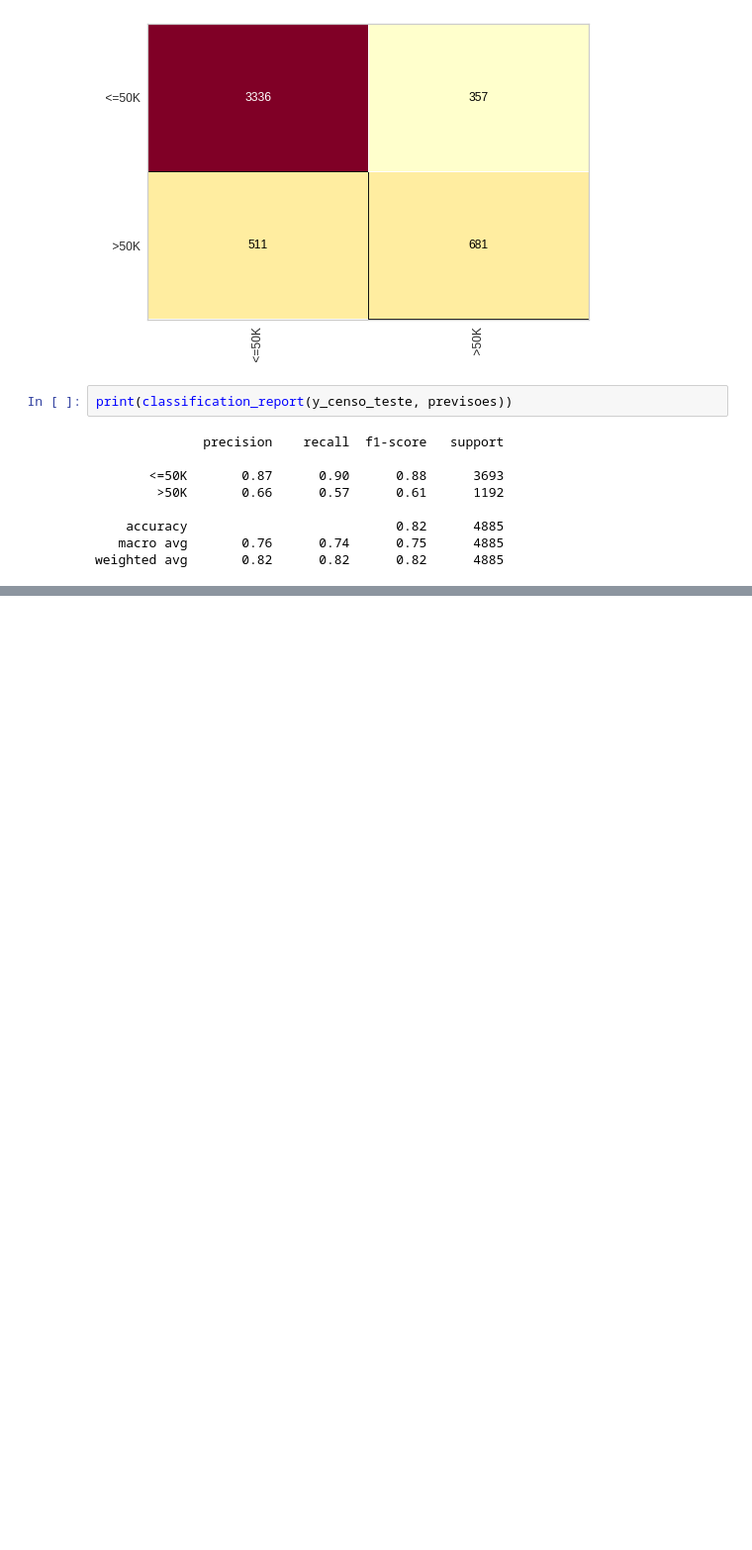
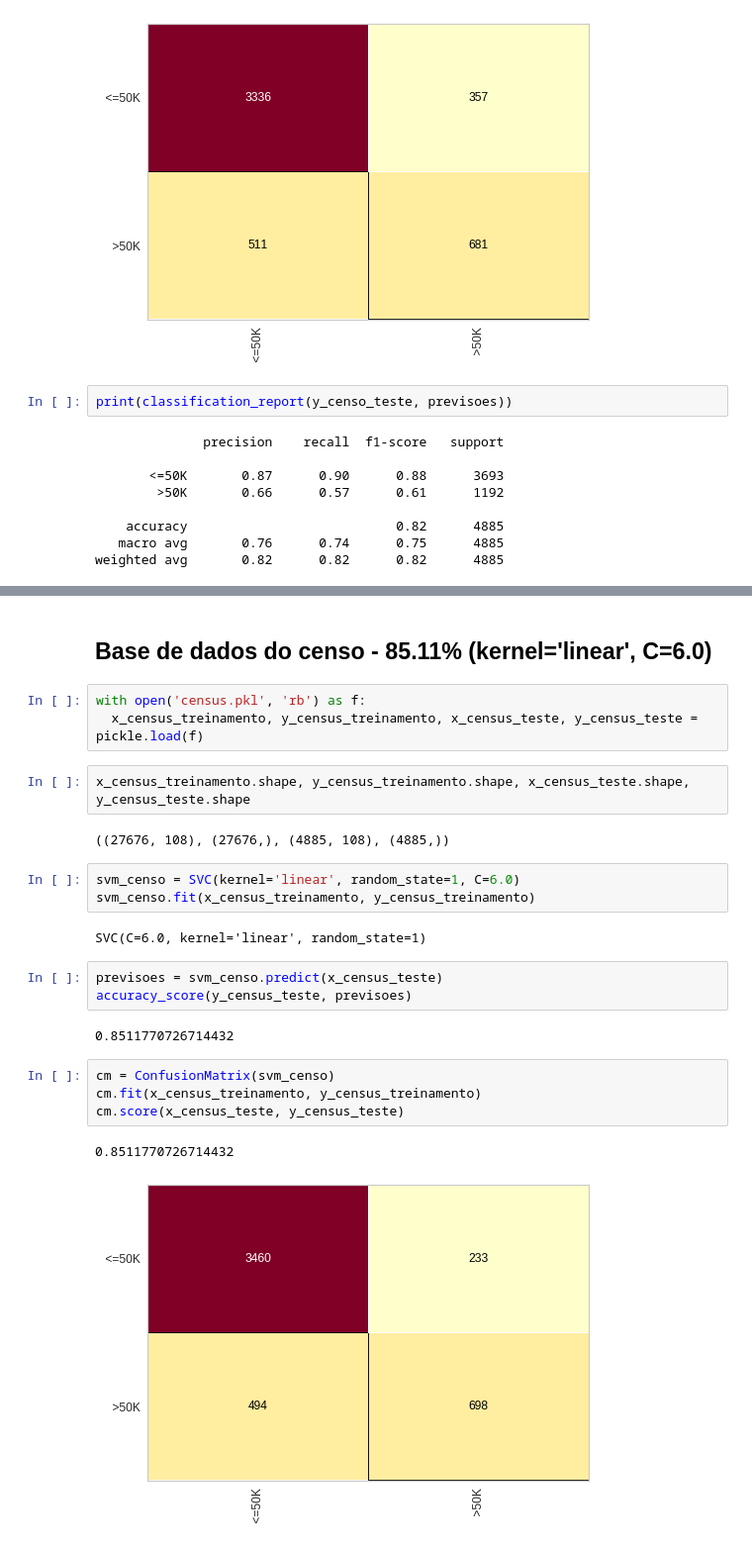
Before and after one commit to luhenr/processamentoDados-ML, a Jupyter notebook: DSML.ipynb, the cells around one changed output, grey strips where cells are left out. Shown at 99% size. Cells and saved outputs as stored; diff of their text form; blank space fills up the shorter version.

```diff
--- a/DSML.ipynb
+++ b/DSML.ipynb
@@ -1196,0 +1366,26 @@ weighted avg       0.82      0.82      0.82      4885
+# %% [markdown]
+## Base de dados do censo - 85.11% (kernel='linear', C=6.0)
+# %%
+with open('census.pkl', 'rb') as f:
+  x_census_treinamento, y_census_treinamento, x_census_teste, y_census_teste = pickle.load(f)
+# %%
+x_census_treinamento.shape, y_census_treinamento.shape, x_census_teste.shape, y_census_teste.shape
+# %% [output]
+((27676, 108), (27676,), (4885, 108), (4885,))
+# %%
+svm_censo = SVC(kernel='linear', random_state=1, C=6.0)
+svm_censo.fit(x_census_treinamento, y_census_treinamento)
+# %% [output]
+SVC(C=6.0, kernel='linear', random_state=1)
+# %%
+previsoes = svm_censo.predict(x_census_teste)
+accuracy_score(y_census_teste, previsoes)
+# %% [output]
+0.8511770726714432
+# %%
+cm = ConfusionMatrix(svm_censo)
+cm.fit(x_census_treinamento, y_census_treinamento)
+cm.score(x_census_teste, y_census_teste)
+# %% [output]
+0.8511770726714432
+[figure, added]
```
Also changed, not shown: parts of 39 cells of this notebook.
